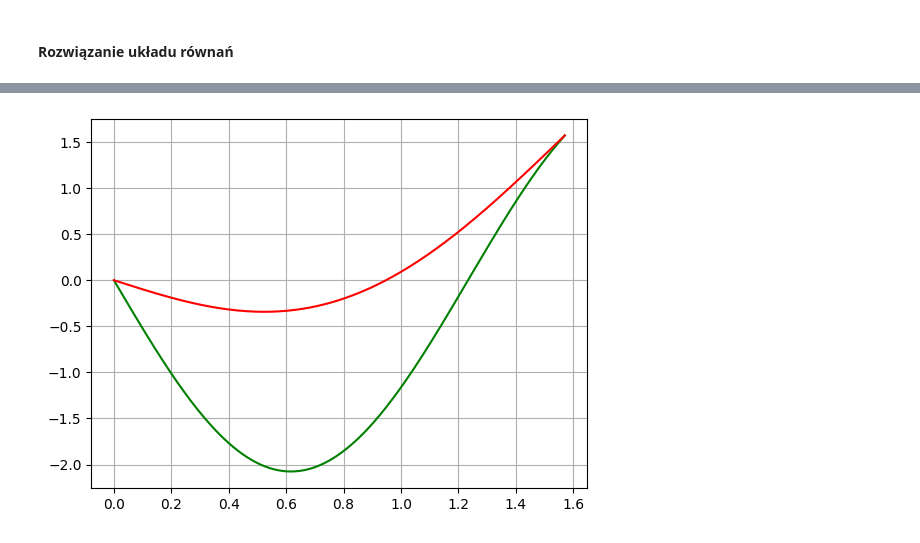
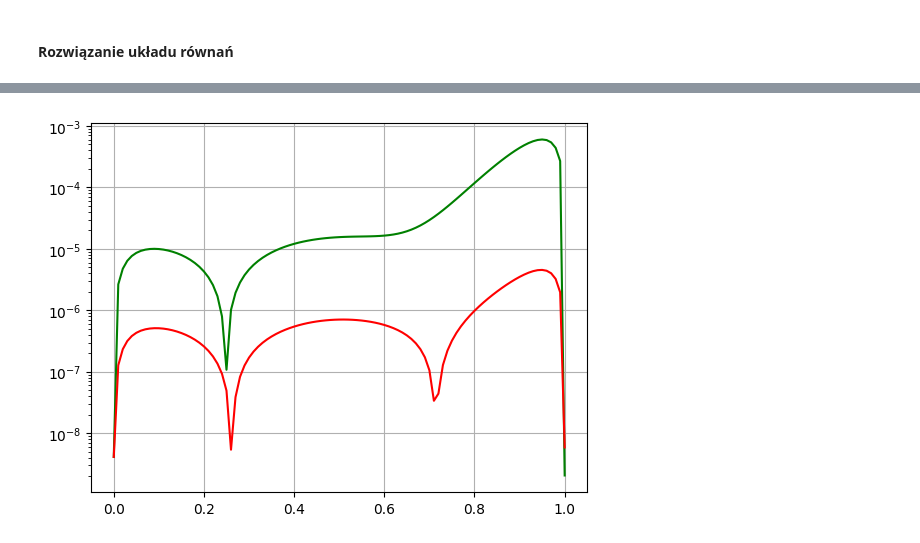
Before and after one commit to PanStick/CSharp24, a Jupyter notebook: boundary.ipynb, the cells around one changed output, grey strips where cells are left out. Saved outputs shown, nothing was run; the diff lists cells and outputs as text; code cells hidden in the pictures.

```diff
--- a/boundary.ipynb
+++ b/boundary.ipynb
@@ -138,6 +137,6 @@ def newton(function, initial_value, tol=1e-5, max_iter=10):
         z = z_new
 
     function(z)
-    _, t, xz = _phi_cache[z]
-    return t, xz[:, 0]
+    xz = _phi_cache[z]
+    return xz[:, 0]
 # %%
@@ -203,26 +208,8 @@ plt.grid()
-# %%
-def f(t, y):
-  return -4 * y[0] + 4 * t
-
-def dfdx(t, y):
-  return -4
-
-def dfdx_prime(t, y):
-  return 0
-
-def exact(t):
-  return t - np.sin(2*t)
-
-a = 0
-b = np.pi / 2
-
-alpha = 0
-gamma = np.pi / 2 - np.sin(np.pi)
-
-t, x_finite_diff = finite_difference(f, a=a, b=b, alpha=alpha, beta=gamma, h=h)
-
-plt.plot(t, x_finite_diff, color="green")
-plt.plot(t, exact(t), color="red")
-plt.grid()
-# %% [output]
-[figure, removed]
+# %%
+exact_vals = exact(t)
+plt.plot(t, np.abs(x_shooting-exact_vals), color='red')
+plt.plot(t, np.abs(x_finite_diff-exact_vals), color='green')
+plt.yscale('log')
+plt.grid()
+# %% [output]
+[figure, added]
```
Also changed, not shown: parts of 9 cells of this notebook.
